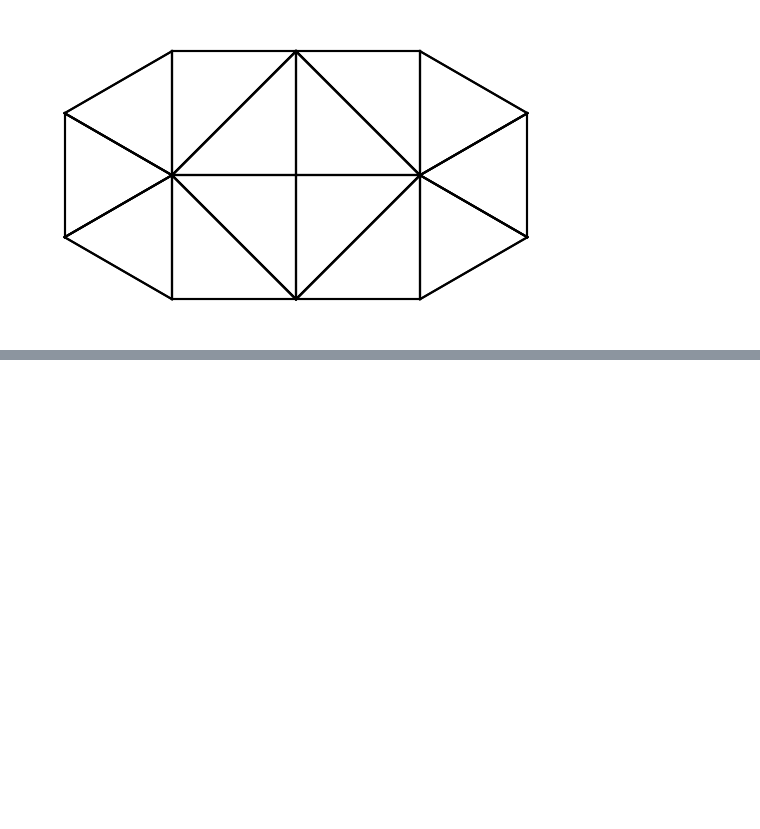
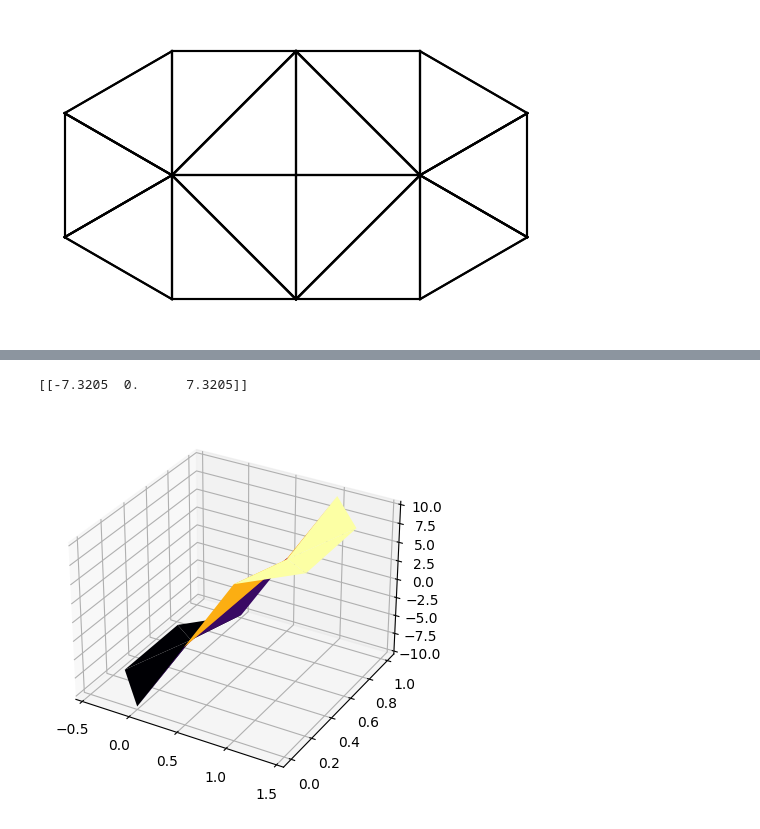
Before and after one commit to jl-tavera/FiniteElements, a Jupyter notebook: example_149.ipynb, the cells around one changed output, grey strips where cells are left out. Saved outputs shown, nothing was run; the diff lists cells and outputs as text; code cells hidden in the pictures; blank space fills up the shorter version.

Commit message:
Image

```diff
--- a/example_149.ipynb
+++ b/example_149.ipynb
@@ -234,0 +218,52 @@ K_tilde =
+# %%
+
+def h_vector():
+    h = [0,-10,-10,-10,-10,0,10,10,10,10]
+    h = np.array(h)
+    h = np.transpose(np.matrix(h))
+    return h
+
+h = h_vector()
+
+def c_vector(K_matrix, K_tilde, h_vector):
+
+    K_inverse = np.linalg.inv(K_matrix)
+    c = (K_inverse.dot(K_tilde)).dot(h_vector)
+    c = (-1)*c
+    c = np.transpose(c)
+
+    return c
+
+print(c_vector(K_matrix, K_tilde, h))
+# %% [output]
+[[-7.3205  0.      7.3205]]
+# %%
+c = c_vector(K_matrix, K_tilde, h)
+
+def surfaceFig(h, c, points, triangles):
+    h = np.transpose(h)
+    h = h.tolist()
+    h = h[0]
+    c = c.tolist()
+    c = c[0]
+    z = c + h
+    my_cmap = plt.get_cmap('inferno')
+
+    modify_triangles = []
+    for triangle in triangles:
+        modify_triangle = []
+        for point in triangle:
+            modify_triangle.append(point - 1)
+        modify_triangles.append(modify_triangle)
+
+    xy = np.array(points)
+    triang = mtri.Triangulation(xy[:,0], xy[:,1], triangles=modify_triangles)
+    fig, ax = plt.subplots(subplot_kw =dict(projection="3d", adjustable='box'))
+    ax.plot_trisurf(triang, z, cmap = my_cmap)
+    plt.show()
+
+    return None
+
+(surfaceFig(h,c, points, triangles))
+# %% [output]
+[figure, added]
```
Also changed, not shown: parts of 8 cells of this notebook, 1 other file.
